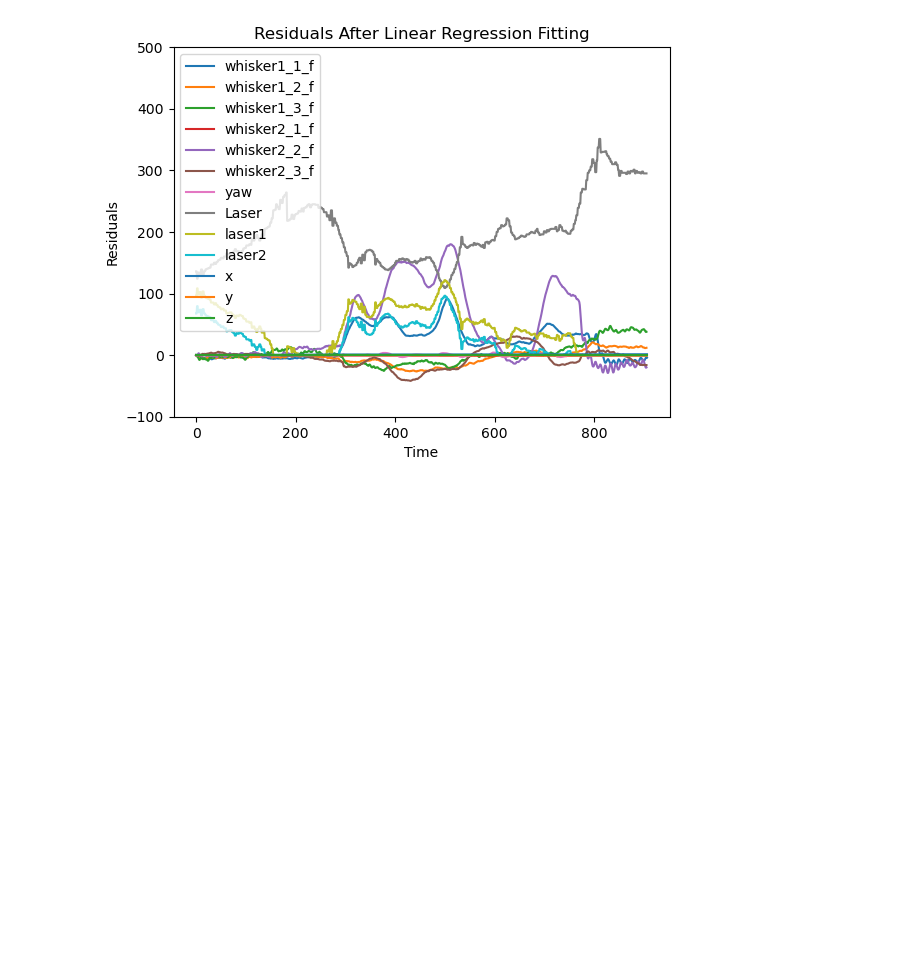
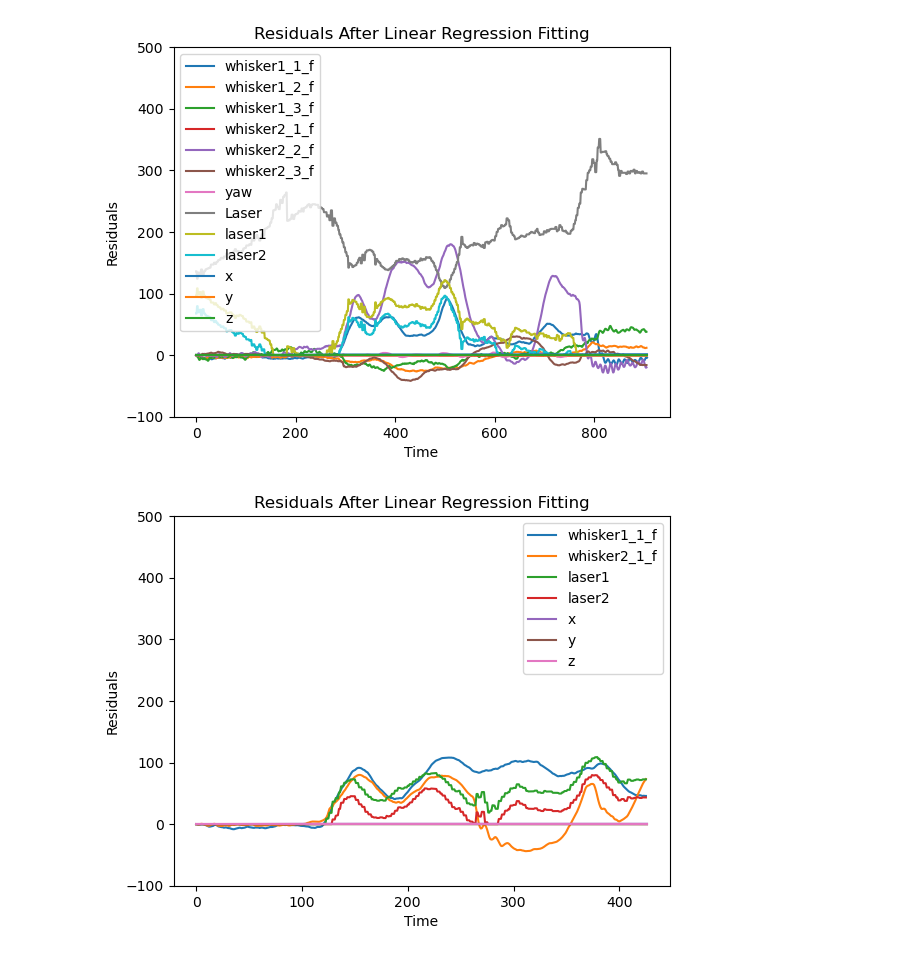
Before and after one commit to TacYee/autonomous-fly, a Jupyter notebook: FLowdeck/plotter.ipynb, the cells around one changed output. Drawn from its saved outputs; the diff is of its cells as text; code cells hidden in the pictures; blank space fills up the shorter version.

Commit message:
update some plotter and found the whisker1 MLP is still working

```diff
--- a/FLowdeck/plotter.ipynb
+++ b/FLowdeck/plotter.ipynb
@@ -250,3 +250,101 @@ new_data = pd.DataFrame({
 # new_data.to_csv('dataanalyse/0425/data1.csv', index=False)
 # %% [output]
 [figure]
+# %%
+# 1-5
+data = pd.read_csv('data/20240902/2024-09-03+10:13:59+.csv')
+pressure = data.iloc[2:, 7:13].values
+laser = data.iloc[2:, -1].values
+yaw = data.iloc[2:, -3].values
+position=data.iloc[2:,1:4].values
+velocity=data.iloc[2:,4:7].values
+laser1=laser+25*np.tan(np.radians(yaw-30))
+laser2=laser-25*np.tan(np.radians(yaw-30))
+laser1 = np.where(laser1 > 218, 0, 218 - laser1)
+laser2 = np.where(laser2 > 218, 0, 218 - laser2)
+pitch = data.iloc[2:, -2].values
+point1 = [-0.255186, 1.189175]
+point2 = [-1.104007, 1.177670]
+line_intersection = LineIntersection()
+GT = line_intersection.calculate_GT(point1, point2, [position[:,1],position[:,0]], yaw)
+# GT=((1.188-position[:,0])/np.cos(np.radians(yaw))-0.016)*1000
+GT1=GT+25*np.tan(np.radians(yaw))
+GT2=GT-25*np.tan(np.radians(yaw))
+GT1 = np.where(GT1 > 218, 0, 218 - GT1)
+GT2 = np.where(GT2 > 218, 0, 218 - GT2)
+# 时间步长
+time_steps = np.arange(len(pressure))
+
+# 创建线性回归模型
+model = CustomLinearRegression()
+
+# 初始化残差数组
+residuals = np.zeros_like(pressure)
+
+# 拟合前100个数据点的压力数据
+for i in range(pressure.shape[1]):
+    model.fit(time_steps[0:100], pressure[0:100, i])
+    predicted_pressure = model.predict(time_steps)
+    residuals[:, i] = pressure[:, i] - predicted_pressure
+
+filtered_pressure = apply_bandpass_filter(residuals,0.05,1,50)
+
+
+# plt.plot(residuals[:, 0] , label=f"whisker1_1")
+# plt.plot(residuals[:, 1] , label=f"whisker1_2")
+# plt.plot(residuals[:, 2] , label=f"whisker1_3")
+# # plt.plot(residuals[:, 3] , label=f"whisker2_1")
+# plt.plot(residuals[:, 4] , label=f"whisker2_2")
+# plt.plot(residuals[:, 5] , label=f"whisker2_3")
+
+plt.plot(filtered_pressure[:, 0] , label=f"whisker1_1_f")
+# plt.plot(filtered_pressure[:, 1] , label=f"whisker1_2_f")
+# plt.plot(filtered_pressure[:, 2] , label=f"whisker1_3_f")
+plt.plot(filtered_pressure[:, 3] , label=f"whisker2_1_f")
+# plt.plot(filtered_pressure[:, 4] , label=f"whisker2_2_f")
+# plt.plot(filtered_pressure[:, 5] , label=f"whisker2_3_f")
+# 绘制其他数据
+# plt.plot(pitch, label="Pitch")
+# plt.plot(yaw, label="yaw")
+# plt.plot(laser, label="Laser")
+# plt.plot(GT, label="GT")
+# plt.plot(GT1, label="GT1")
+# plt.plot(GT2, label="GT2")
+plt.plot(laser1, label="laser1")
+plt.plot(laser2, label="laser2")
+plt.plot(position[:,0], label="x")
+plt.plot(position[:,1], label="y")
+plt.plot(position[:,2], label="z")
+plt.legend()
+plt.xlabel("Time")
+plt.ylabel("Residuals")
+plt.ylim(-100, 500)
+plt.title("Residuals After Linear Regression Fitting")
+plt.show()
+
+
+new_data = pd.DataFrame({
+    'whisker1_1': filtered_pressure[:,0],
+    'whisker1_2': filtered_pressure[:,1],
+    'whisker1_3': filtered_pressure[:,2],
+    'whisker2_1': filtered_pressure[:,3],
+    'whisker2_2': filtered_pressure[:,4],
+    'whisker2_3': filtered_pressure[:,5],
+    'Laser1': laser1,
+    'Laser2': laser2,
+    'laser': laser,
+    'yaw': yaw,
+    'pitch': pitch,o
+    'positionX': positin[:,0],
+    'positionY': position[:,1],
+    'positionZ': position[:,2],
+    'velocityX': velocity[:,0],
+    'velocityY': velocity[:,1],
+    'velocityZ': velocity[:,2],
+    'GT': GT,
+    'GT1': GT1,
+    'GT2': GT2
+
+})
+# %% [output]
+[figure, added]
```
Also changed, not shown: parts of 2 cells of this notebook, 52 other files.
